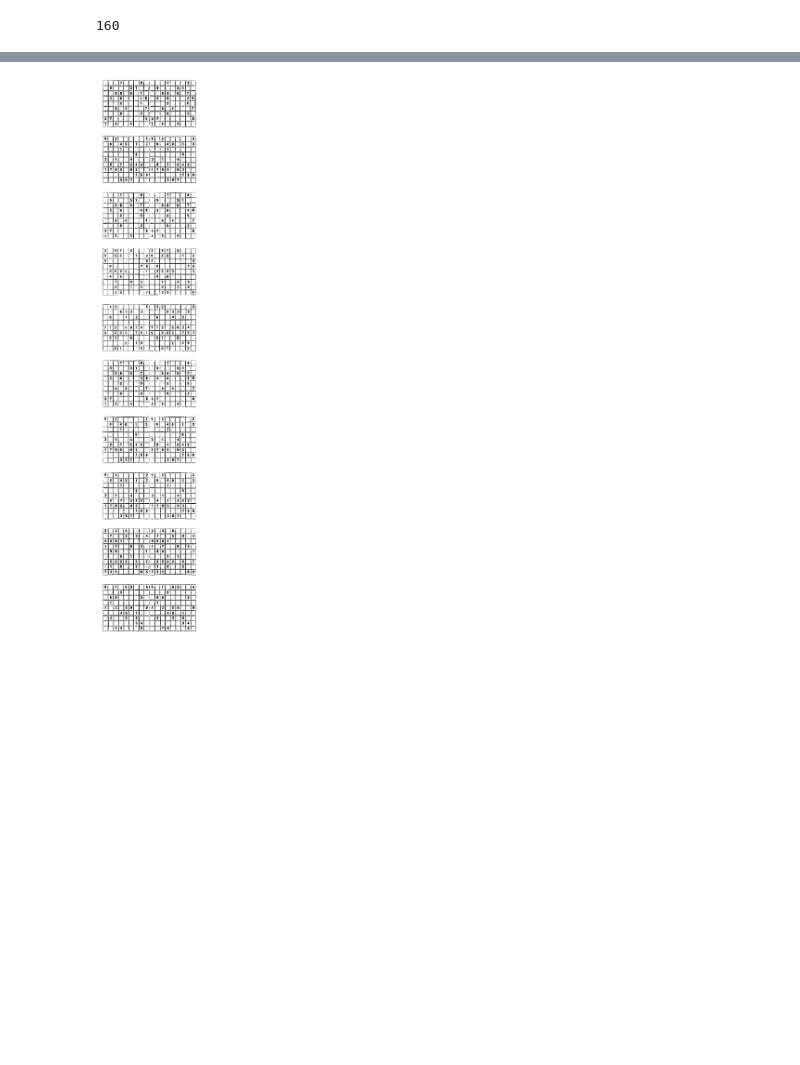
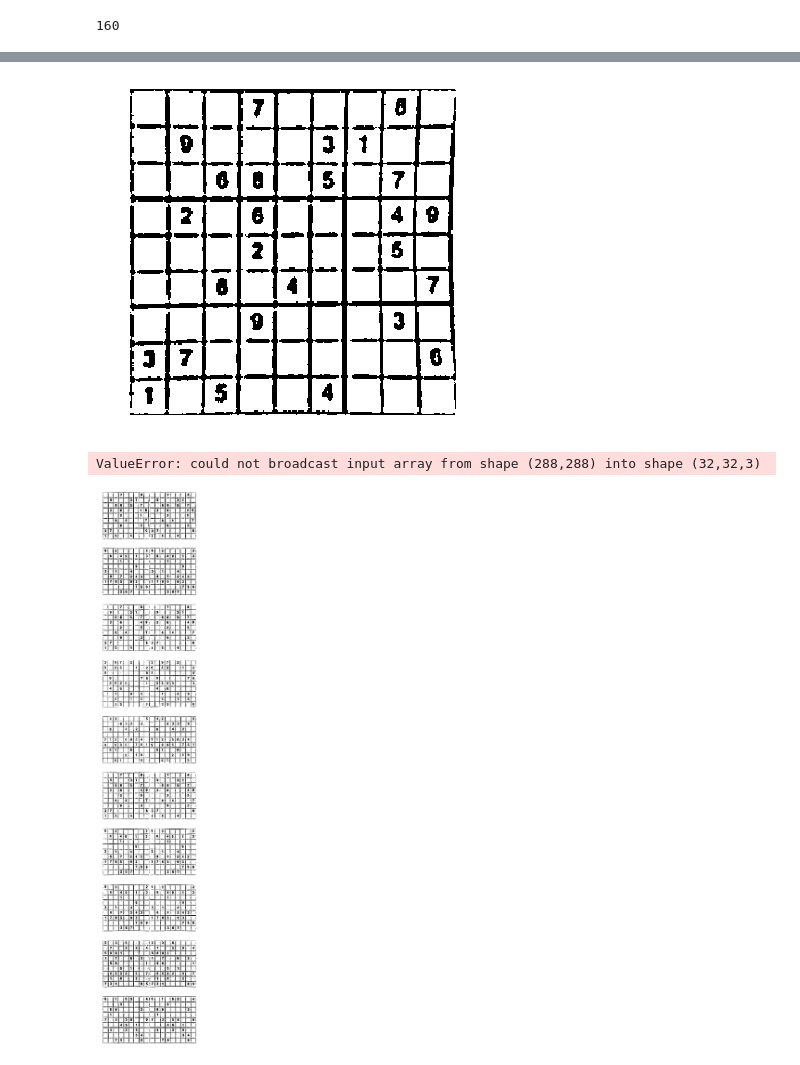
Before and after one commit to lorenzoh/sudoku-scanner, a Jupyter notebook: notebooks/testing.ipynb, the cells around one changed output, grey strips where cells are left out. Drawn from its saved outputs; the diff is of its cells as text; code cells hidden in the pictures; blank space fills up the shorter version.

```diff
--- a/notebooks/testing.ipynb
+++ b/notebooks/testing.ipynb
@@ -38,0 +53,7 @@ for path in tqdm(train_paths):
+# %%
+sud = Sudoku(train_paths[0])
+# %%
+import vis
+vis.show_img(sud.processed_grid)
+# %% [output]
+[figure, added]
@@ -39,3 +62,7 @@ for path in tqdm(train_paths):
+# %%
+sud.preprocess_digits()
+# %% [output]
+ValueError: could not broadcast input array from shape (288,288) into shape (32,32,3)
 # %%
 import vis
 
```
Also changed, not shown: parts of 5 cells of this notebook, 2 other files.
